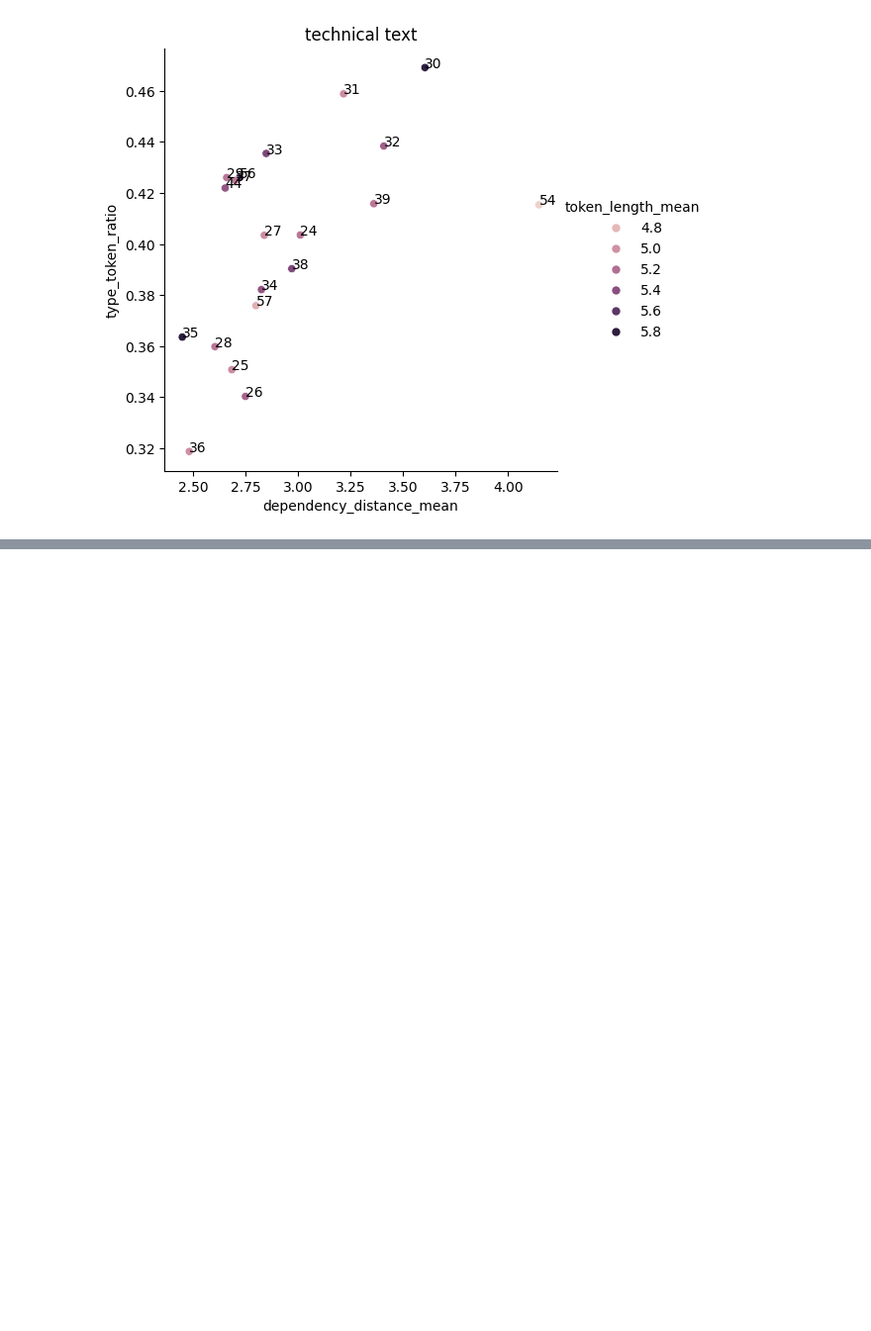
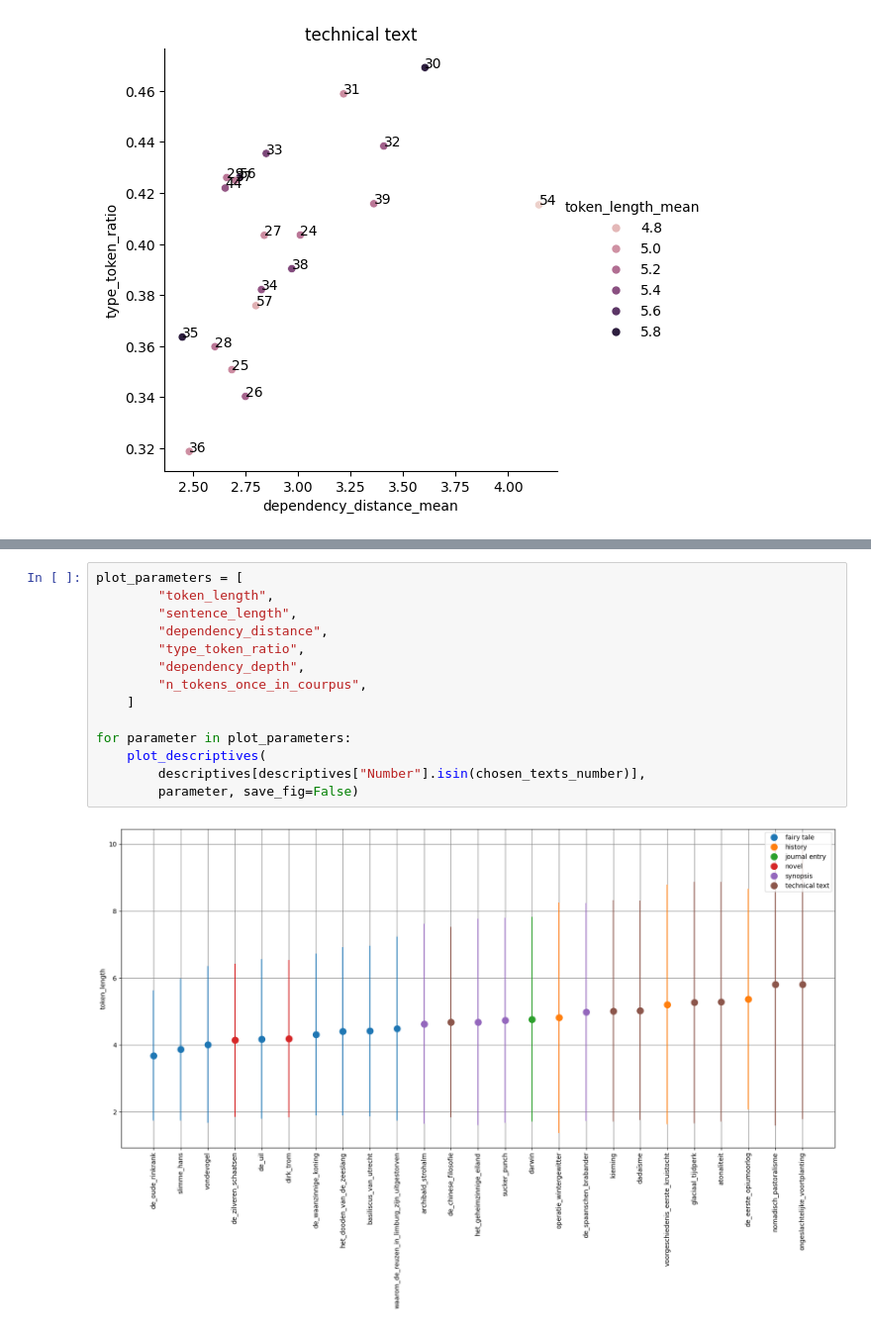
Before and after one commit to saraoe/natural-stories-dutch, a Jupyter notebook: summarize_descriptives.ipynb, the cells around one changed output, grey strips where cells are left out. Shown at 99% size. Drawn from its saved outputs; the diff is of its cells as text; blank space fills up the shorter version.

```diff
--- a/summarize_descriptives.ipynb
+++ b/summarize_descriptives.ipynb
@@ -286,0 +285,16 @@ for parameter in plot_parameters:
+# %%
+plot_parameters = [
+        "token_length",
+        "sentence_length",
+        "dependency_distance",
+        "type_token_ratio",
+        "dependency_depth",
+        "n_tokens_once_in_courpus",
+    ]
+
+for parameter in plot_parameters:
+    plot_descriptives(
+        descriptives[descriptives["Number"].isin(chosen_texts_number)],
+        parameter, save_fig=False)
+# %% [output]
+[figure, added]
```
Also changed, not shown: parts of 8 cells of this notebook, 12 other files.
